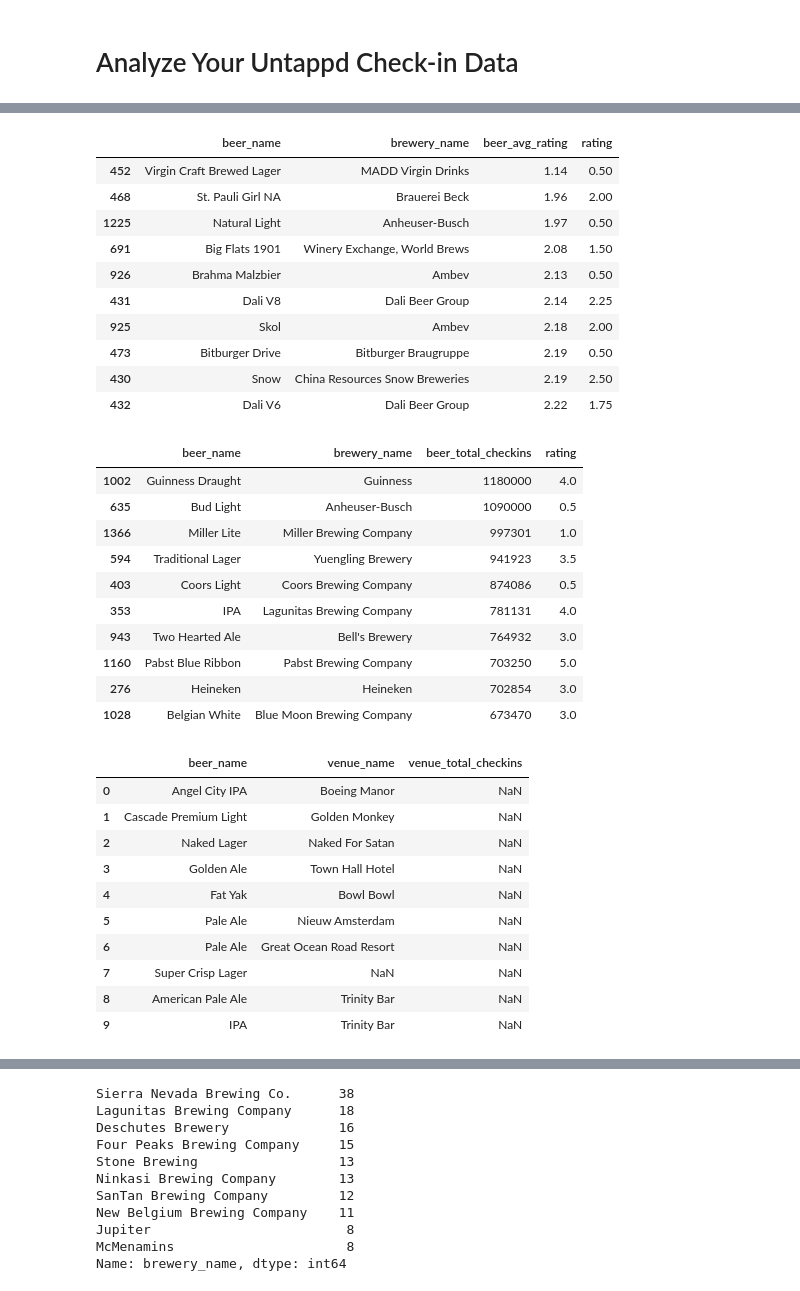
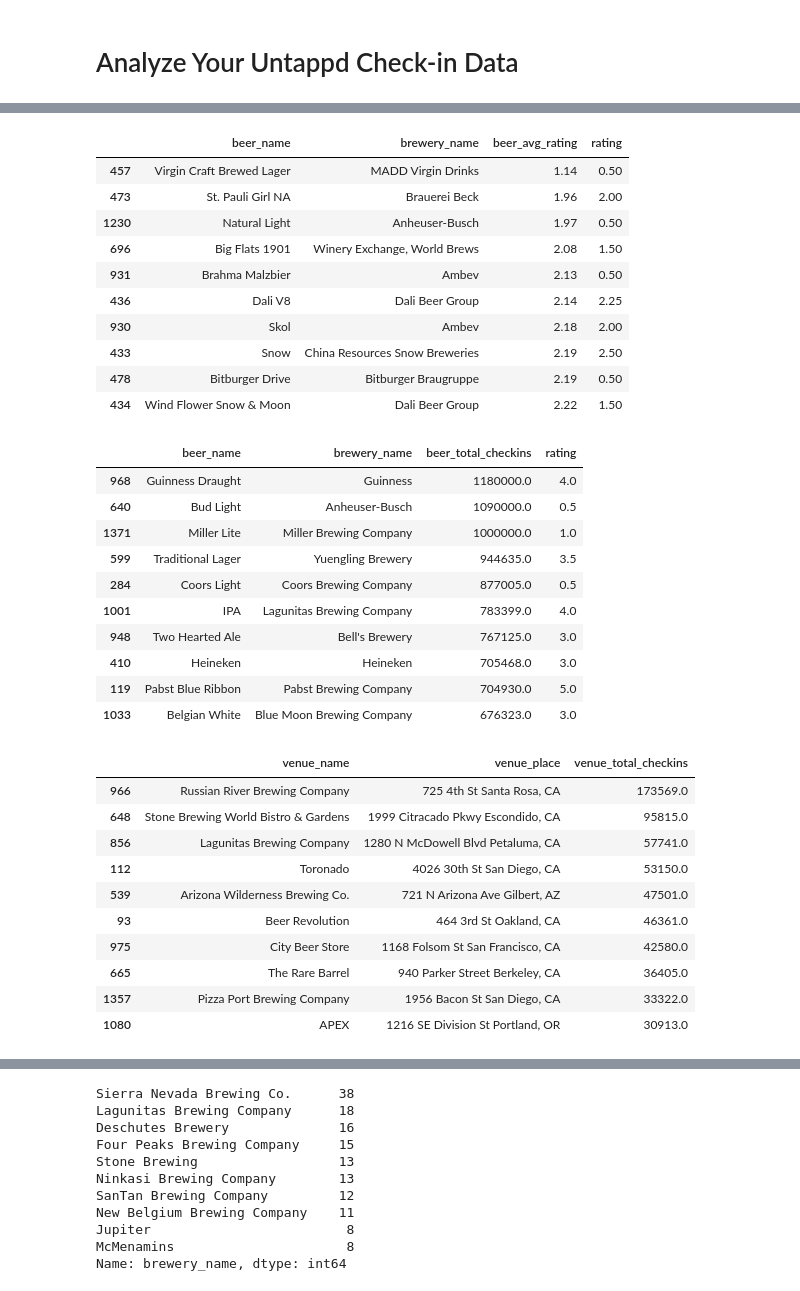
Before and after one commit to gboeing/data-visualization, a Jupyter notebook: untappd-beer-history/untappd_analysis.ipynb, the cells around one changed output, grey strips where cells are left out. Drawn from its saved outputs; the diff is of its cells as text; code cells hidden in the pictures.

Commit message:
updated check-ins dataset

```diff
--- a/untappd-beer-history/untappd_analysis.ipynb
+++ b/untappd-beer-history/untappd_analysis.ipynb
@@ -5,5 +8,7 @@ import pandas as pd
 # %%
-df = pd.read_csv('data/untappd_details.csv', encoding='utf-8')
+df = pd.read_csv('data/untappd_details_geocoded_timezone.csv', encoding='utf-8')
+df['date_pacific_tz'] = df['date_pacific_tz'].map(lambda x: date_parser.parse(x))
+df['date_local_tz'] = df['date_local_tz'].map(lambda x: date_parser.parse(x))
 df.head()
 # %% [output]
 |  | date_pacific_tz | beer_name | beer_style | brewery_name | brewery_place | brewery_type | rating | ... |
@@ -89,46 +86,46 @@ df.sort_values('beer_avg_rating', ascending=False)[['beer_name', 'brewery_name',
 df.sort_values('beer_avg_rating', ascending=True)[['beer_name', 'brewery_name', 'beer_avg_rating', 'rating']].drop_duplicates().head(10)
 # %% [output]
 |  | beer_name | brewery_name | beer_avg_rating | rating |
-| 452 | Virgin Craft Brewed Lager | MADD Virgin Drinks | 1.14 | 0.50 |
-| 468 | St. Pauli Girl NA | Brauerei Beck | 1.96 | 2.00 |
-| 1225 | Natural Light | Anheuser-Busch | 1.97 | 0.50 |
-| 691 | Big Flats 1901 | Winery Exchange, World Brews | 2.08 | 1.50 |
-| 926 | Brahma Malzbier | Ambev | 2.13 | 0.50 |
-| 431 | Dali V8 | Dali Beer Group | 2.14 | 2.25 |
-| 925 | Skol | Ambev | 2.18 | 2.00 |
-| 473 | Bitburger Drive | Bitburger Braugruppe | 2.19 | 0.50 |
-| 430 | Snow | China Resources Snow Breweries | 2.19 | 2.50 |
-| 432 | Dali V6 | Dali Beer Group | 2.22 | 1.75 |
+| 457 | Virgin Craft Brewed Lager | MADD Virgin Drinks | 1.14 | 0.50 |
+| 473 | St. Pauli Girl NA | Brauerei Beck | 1.96 | 2.00 |
+| 1230 | Natural Light | Anheuser-Busch | 1.97 | 0.50 |
+| 696 | Big Flats 1901 | Winery Exchange, World Brews | 2.08 | 1.50 |
+| 931 | Brahma Malzbier | Ambev | 2.13 | 0.50 |
+| 436 | Dali V8 | Dali Beer Group | 2.14 | 2.25 |
+| 930 | Skol | Ambev | 2.18 | 2.00 |
+| 433 | Snow | China Resources Snow Breweries | 2.19 | 2.50 |
+| 478 | Bitburger Drive | Bitburger Braugruppe | 2.19 | 0.50 |
+| 434 | Wind Flower Snow & Moon | Dali Beer Group | 2.22 | 1.50 |
 # %%
-# beers i've had that the public has had the most
+# beers i've had that the public has checked-in the most
 df.sort_values('beer_total_checkins', ascending=False)[['beer_name', 'brewery_name', 'beer_total_checkins', 'rating']].drop_duplicates().head(10)
 # %% [output]
 |  | beer_name | brewery_name | beer_total_checkins | rating |
-| 1002 | Guinness Draught | Guinness | 1180000 | 4.0 |
-| 635 | Bud Light | Anheuser-Busch | 1090000 | 0.5 |
-| 1366 | Miller Lite | Miller Brewing Company | 997301 | 1.0 |
-| 594 | Traditional Lager | Yuengling Brewery | 941923 | 3.5 |
-| 403 | Coors Light | Coors Brewing Company | 874086 | 0.5 |
-| 353 | IPA | Lagunitas Brewing Company | 781131 | 4.0 |
-| 943 | Two Hearted Ale | Bell's Brewery | 764932 | 3.0 |
-| 1160 | Pabst Blue Ribbon | Pabst Brewing Company | 703250 | 5.0 |
-| 276 | Heineken | Heineken | 702854 | 3.0 |
-| 1028 | Belgian White | Blue Moon Brewing Company | 673470 | 3.0 |
+| 968 | Guinness Draught | Guinness | 1180000.0 | 4.0 |
+| 640 | Bud Light | Anheuser-Busch | 1090000.0 | 0.5 |
+| 1371 | Miller Lite | Miller Brewing Company | 1000000.0 | 1.0 |
+| 599 | Traditional Lager | Yuengling Brewery | 944635.0 | 3.5 |
+| 284 | Coors Light | Coors Brewing Company | 877005.0 | 0.5 |
+| 1001 | IPA | Lagunitas Brewing Company | 783399.0 | 4.0 |
+| 948 | Two Hearted Ale | Bell's Brewery | 767125.0 | 3.0 |
+| 410 | Heineken | Heineken | 705468.0 | 3.0 |
+| 119 | Pabst Blue Ribbon | Pabst Brewing Company | 704930.0 | 5.0 |
+| 1033 | Belgian White | Blue Moon Brewing Company | 676323.0 | 3.0 |
 # %%
-# places i've checked-in that the public has checked-in the most
-df.sort_values('venue_total_checkins', ascending=False)[['beer_name', 'venue_name', 'venue_total_checkins']].drop_duplicates().head(10)
+# places i've checked into that the public has checked into the most
+df.sort_values('venue_total_checkins', ascending=False)[['venue_name', 'venue_place', 'venue_total_checkins']].drop_duplicates('venue_name').head(10)
 # %% [output]
-|  | beer_name | venue_name | venue_total_checkins |
-| 0 | Angel City IPA | Boeing Manor | NaN |
-| 1 | Cascade Premium Light | Golden Monkey | NaN |
-| 2 | Naked Lager | Naked For Satan | NaN |
-| 3 | Golden Ale | Town Hall Hotel | NaN |
-| 4 | Fat Yak | Bowl Bowl | NaN |
-| 5 | Pale Ale | Nieuw Amsterdam | NaN |
-| 6 | Pale Ale | Great Ocean Road Resort | NaN |
-| 7 | Super Crisp Lager | NaN | NaN |
-| 8 | American Pale Ale | Trinity Bar | NaN |
-| 9 | IPA | Trinity Bar | NaN |
+|  | venue_name | venue_place | venue_total_checkins |
+| 966 | Russian River Brewing Company | 725 4th St Santa Rosa, CA | 173569.0 |
+| 648 | Stone Brewing World Bistro & Gardens | 1999 Citracado Pkwy Escondido, CA | 95815.0 |
+| 856 | Lagunitas Brewing Company | 1280 N McDowell Blvd Petaluma, CA | 57741.0 |
+| 112 | Toronado | 4026 30th St San Diego, CA | 53150.0 |
+| 539 | Arizona Wilderness Brewing Co. | 721 N Arizona Ave Gilbert, AZ | 47501.0 |
+| 93 | Beer Revolution | 464 3rd St Oakland, CA | 46361.0 |
+| 975 | City Beer Store | 1168 Folsom St San Francisco, CA | 42580.0 |
+| 665 | The Rare Barrel | 940 Parker Street Berkeley, CA | 36405.0 |
+| 1357 | Pizza Port Brewing Company | 1956 Bacon St San Diego, CA | 33322.0 |
+| 1080 | APEX | 1216 SE Division St Portland, OR | 30913.0 |
 # %%
 # what styles have i had the most?
 df['beer_style'].value_counts().head(10)
```
Also changed, not shown: parts of 29 cells of this notebook, 11 other files.
